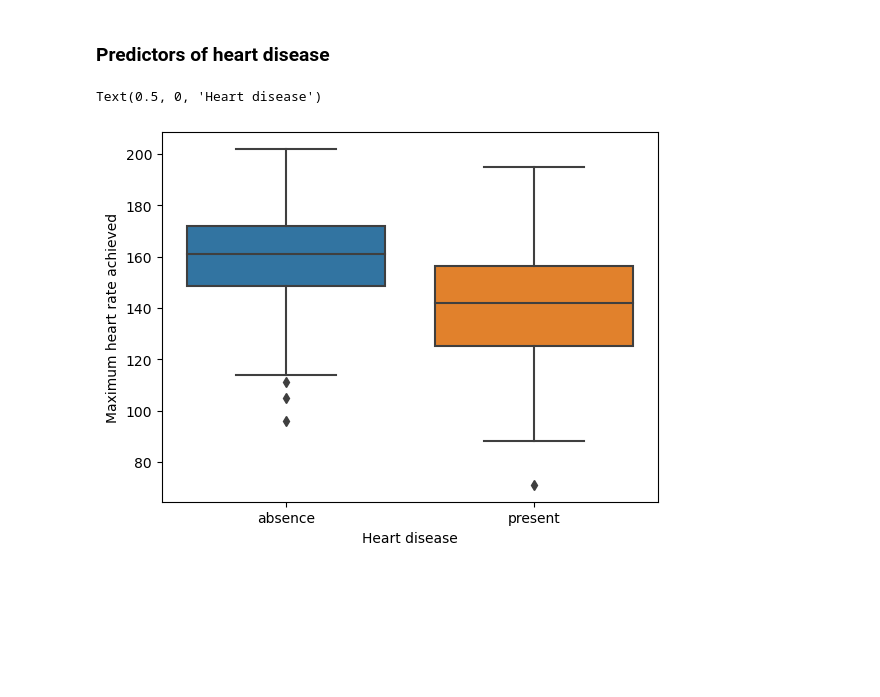
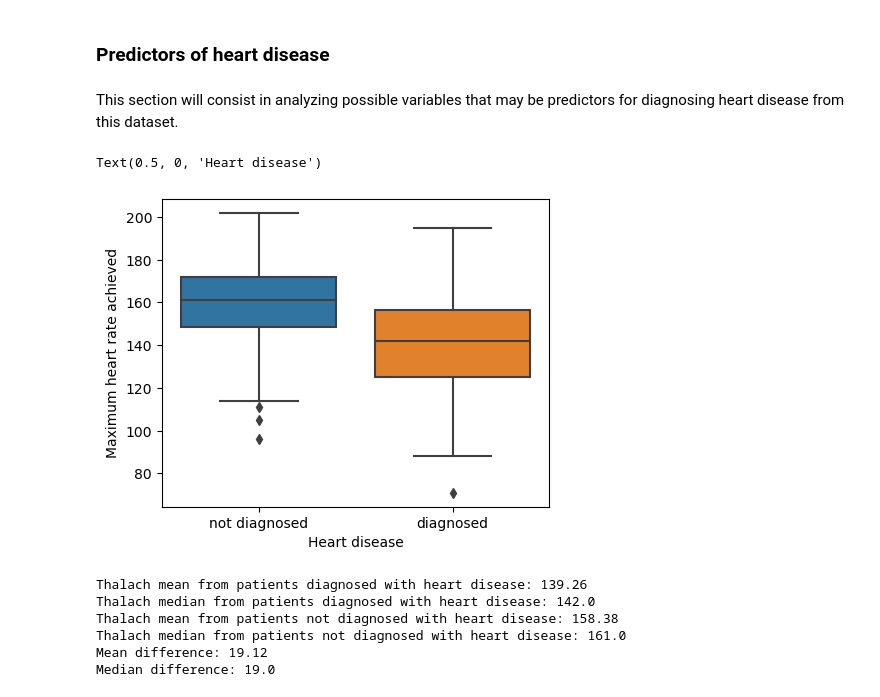
Before and after one commit to DanielVelmo/CodeAcademyProjects, a Jupyter notebook: hypothesis_testing/file.ipynb, the cells around one changed output. Drawn from its saved outputs; the diff is of its cells as text; code cells hidden in the pictures; blank space fills up the shorter version.

```diff
--- a/hypothesis_testing/file.ipynb
+++ b/hypothesis_testing/file.ipynb
@@ -59,8 +59,8 @@ data
 | 302 | 38 | 1 | 3 | 138 | 175 | 0 | 0 | 173 | 0 | 0.0 | 1 | ... |
 303 rows × 14 columns
 # %%
-data.heart_disease.replace(0, 'absence', inplace=True)
-data.heart_disease.replace([2, 1, 3, 4], 'present', inplace=True)
+data.heart_disease.replace(0, 'not diagnosed', inplace=True)
+data.heart_disease.replace([2, 1, 3, 4], 'diagnosed', inplace=True)
 data.sex.replace([0,1], ['female', 'male'], inplace= True)
 # %%
 data
@@ -99,10 +99,33 @@ From the following code it is important to denote the meaning behind the columns
 - **diagnosed** : j
 # %% [markdown]
 ### Predictors of heart disease
+# %% [markdown]
+This section will consist in analyzing possible variables that may be predictors for diagnosing heart disease from this dataset.
 # %%
+## Plot the boxplot
+plt.figure(figsize=(5,4))
 sns.boxplot(x = data.heart_disease, y =  data.thalach)
 plt.ylabel('Maximum heart rate achieved')
 plt.xlabel('Heart disease')
 # %% [output]
 Text(0.5, 0, 'Heart disease')
-[figure, old version]
+[figure, new version]
+# %%
+thalach_diag = data.thalach[data.heart_disease == 'diagnosed']
+thalach_not_diag = data.thalach[data.heart_disease == 'not diagnosed']
+
+## Compute their descriptive statistics
+
+print(f'Thalach mean from patients diagnosed with heart disease: {round(thalach_diag.mean(),2)}')
+print(f'Thalach median from patients diagnosed with heart disease: {round(thalach_diag.median(),2)}')
+print(f'Thalach mean from patients not diagnosed with heart disease: {round(thalach_not_diag.mean(),2)}')
+print(f'Thalach median from patients not diagnosed with heart disease: {round(thalach_not_diag.median(),2)}')
+print(f'Mean difference: {abs(round(thalach_diag.mean() - thalach_not_diag.mean(),2))}')
+print(f'Median difference: {abs(round(thalach_diag.median() - thalach_not_diag.median(),2))}')
+# %% [output]
+Thalach mean from patients diagnosed with heart disease: 139.26
+Thalach median from patients diagnosed with heart disease: 142.0
+Thalach mean from patients not diagnosed with heart disease: 158.38
+Thalach median from patients not diagnosed with heart disease: 161.0
+Mean difference: 19.12
+Median difference: 19.0
```
Also changed, not shown: parts of 2 cells of this notebook.
